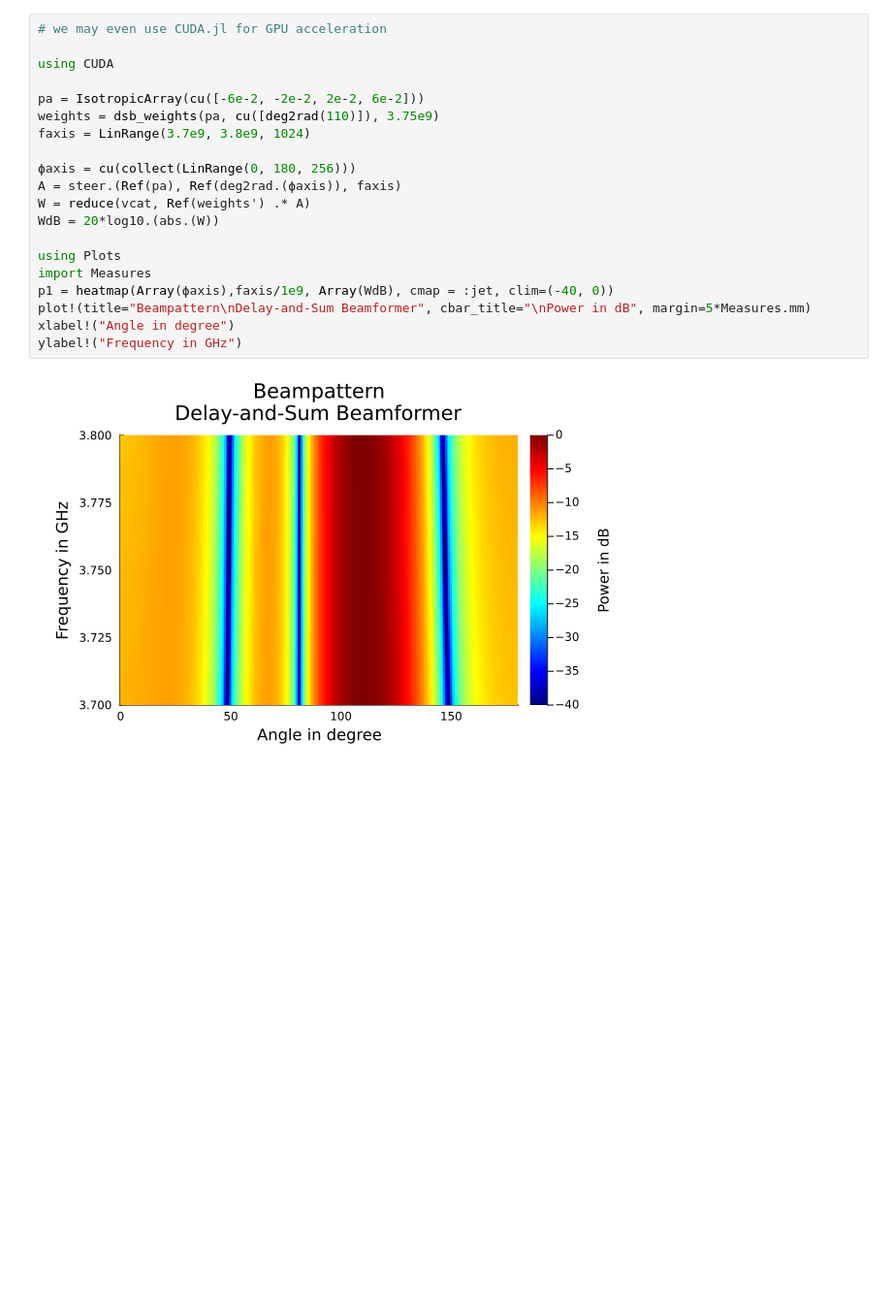
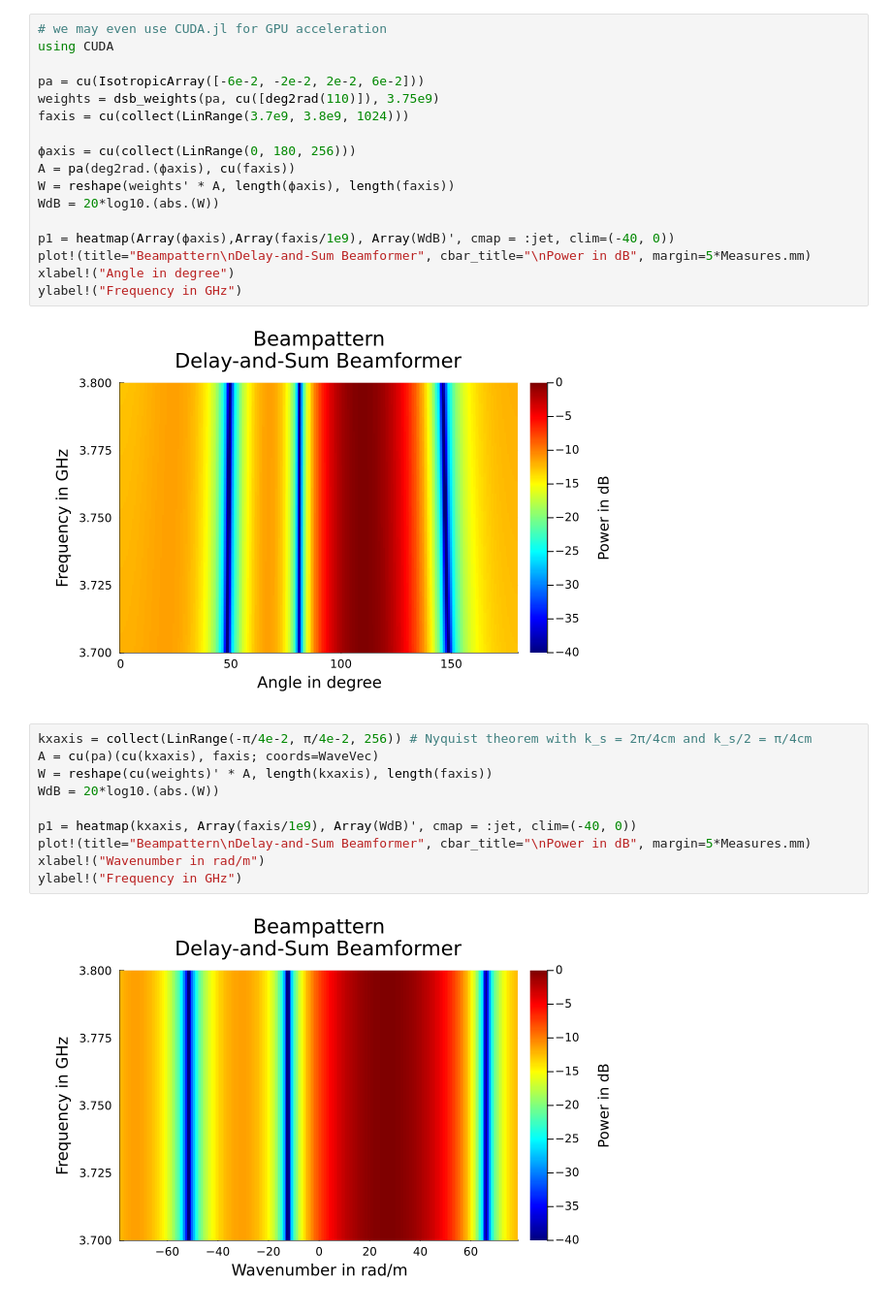
Before and after one commit to Matt266/ArraySignalProcessing.jl, a Jupyter notebook: examples/DelayAndSum.ipynb, the cells around one changed output. Shown at 97% size. Drawn from its saved outputs; the diff is of its cells as text; blank space fills up the shorter version.

```diff
--- a/examples/DelayAndSum.ipynb
+++ b/examples/DelayAndSum.ipynb
@@ -43,23 +42,32 @@ ylabel!("Frequency in GHz")
 Note how the beampattern is not pinched/stretched for changing frequencies when plotted over a wavenumber axis.
 # %%
 # we may even use CUDA.jl for GPU acceleration
-
 using CUDA
 
-pa = IsotropicArray(cu([-6e-2, -2e-2, 2e-2, 6e-2]))
+pa = cu(IsotropicArray([-6e-2, -2e-2, 2e-2, 6e-2]))
 weights = dsb_weights(pa, cu([deg2rad(110)]), 3.75e9)
-faxis = LinRange(3.7e9, 3.8e9, 1024)
+faxis = cu(collect(LinRange(3.7e9, 3.8e9, 1024)))
 
 ϕaxis = cu(collect(LinRange(0, 180, 256)))
-A = steer.(Ref(pa), Ref(deg2rad.(ϕaxis)), faxis)
-W = reduce(vcat, Ref(weights') .* A)
+A = pa(deg2rad.(ϕaxis), cu(faxis))
+W = reshape(weights' * A, length(ϕaxis), length(faxis))
 WdB = 20*log10.(abs.(W))
 
-using Plots
-import Measures
-p1 = heatmap(Array(ϕaxis),faxis/1e9, Array(WdB), cmap = :jet, clim=(-40, 0))
+p1 = heatmap(Array(ϕaxis),Array(faxis/1e9), Array(WdB)', cmap = :jet, clim=(-40, 0))
 plot!(title="Beampattern\nDelay-and-Sum Beamformer", cbar_title="\nPower in dB", margin=5*Measures.mm)
 xlabel!("Angle in degree")
 ylabel!("Frequency in GHz")
 # %% [output]
 [figure]
+# %%
+kxaxis = collect(LinRange(-π/4e-2, π/4e-2, 256)) # Nyquist theorem with k_s = 2π/4cm and k_s/2 = π/4cm
+A = cu(pa)(cu(kxaxis), faxis; coords=WaveVec)
+W = reshape(cu(weights)' * A, length(kxaxis), length(faxis))
+WdB = 20*log10.(abs.(W))
+
+p1 = heatmap(kxaxis, Array(faxis/1e9), Array(WdB)', cmap = :jet, clim=(-40, 0))
+plot!(title="Beampattern\nDelay-and-Sum Beamformer", cbar_title="\nPower in dB", margin=5*Measures.mm)
+xlabel!("Wavenumber in rad/m")
+ylabel!("Frequency in GHz")
+# %% [output]
+[figure, added]
```
Also changed, not shown: parts of 3 cells of this notebook, 5 other files.
